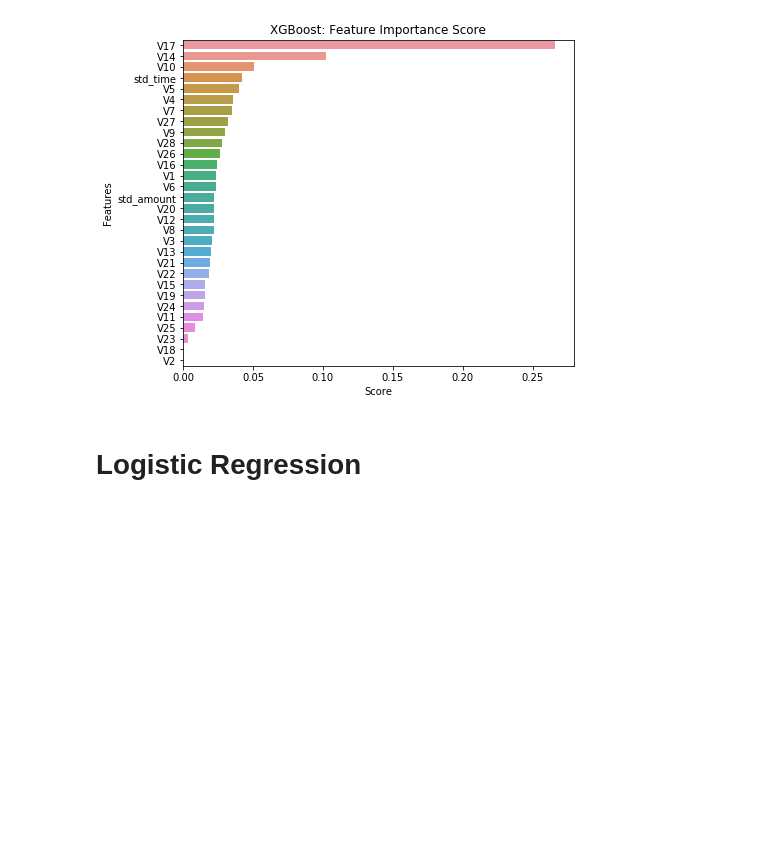
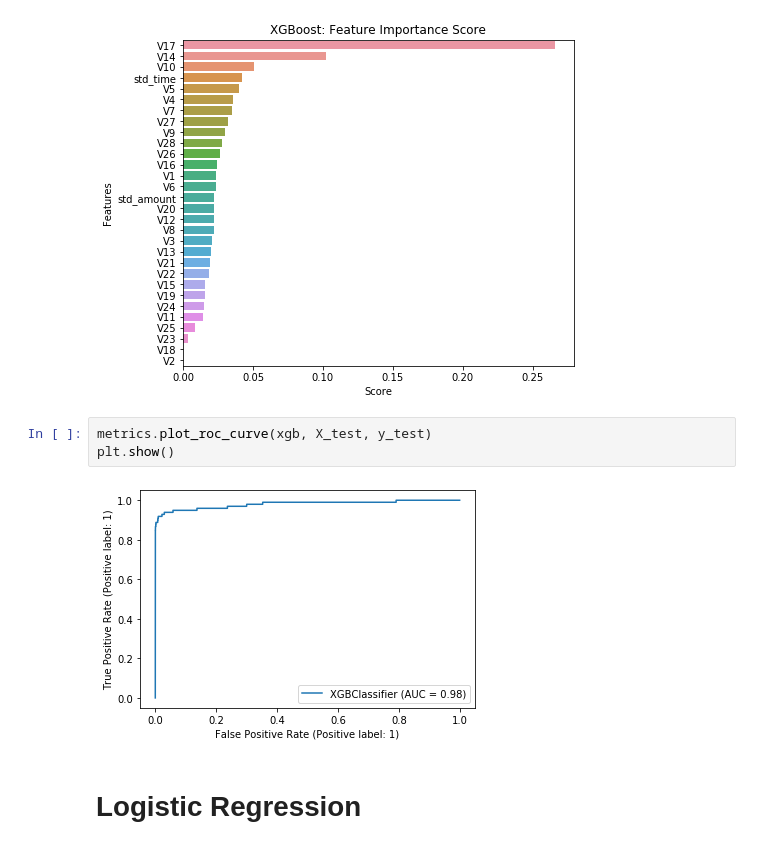
Before and after one commit to ipatel467/Credit-Card-Fraud-Detection, a Jupyter notebook: ML.ipynb, the cells around one changed output. Cells and saved outputs as stored; diff of their text form; blank space fills up the shorter version.

```diff
--- a/ML.ipynb
+++ b/ML.ipynb
@@ -288,6 +288,11 @@ plt.ylabel('Features');
 plt.xlabel('Score');
 # %% [output]
 [figure]
+# %%
+metrics.plot_roc_curve(xgb, X_test, y_test)
+plt.show()
+# %% [output]
+[figure, added]
 # %% [markdown]
 # Logistic Regression
 # %%
```
Also changed, not shown: parts of 2 cells of this notebook.
